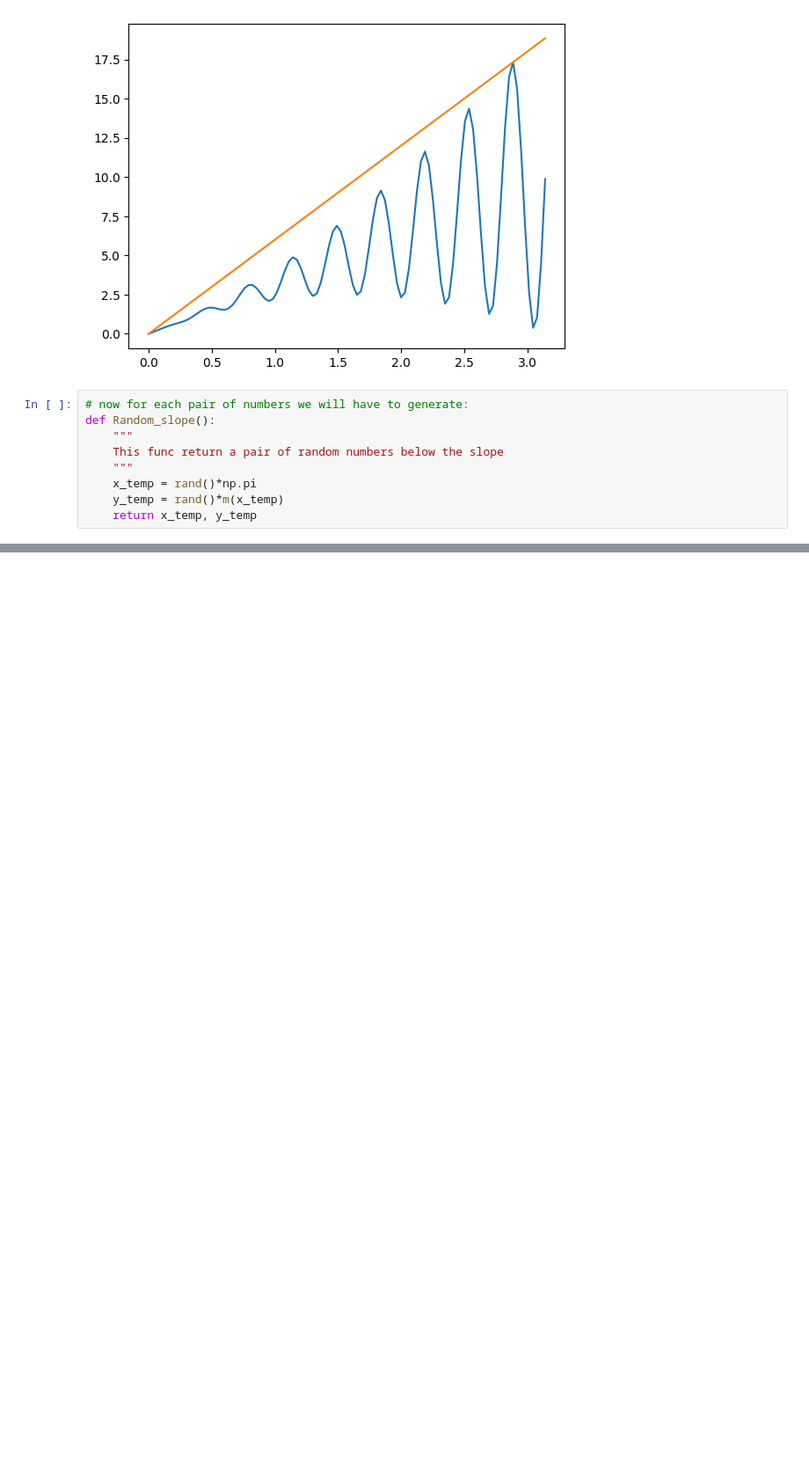
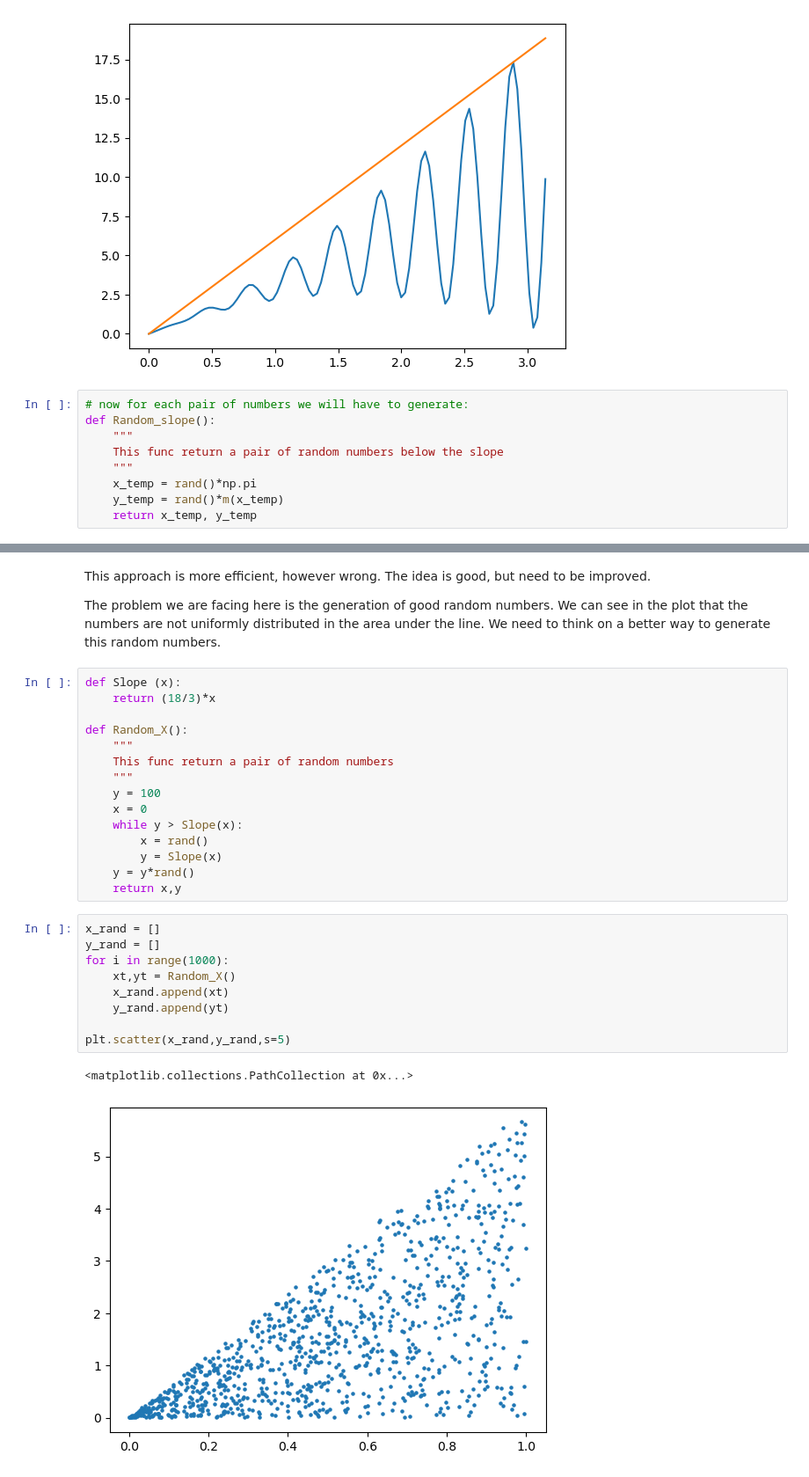
Before and after one commit to FelixCabrera23/Python_for_scientis_101, a Jupyter notebook: Class01/Montecarlo_class1.ipynb, the cells around one changed output, grey strips where cells are left out. Shown at 88% size. Cells and saved outputs as stored; diff of their text form; blank space fills up the shorter version.

```diff
--- a/Class01/Montecarlo_class1.ipynb
+++ b/Class01/Montecarlo_class1.ipynb
@@ -378,0 +378,31 @@ plt.show()
+# %% [markdown]
+This approach is more efficient, however wrong. The idea is good, but need to be improved.
+
+The problem we are facing here is the generation of good random numbers. We can see in the plot that the numbers are not uniformly distributed in the area under the line. We need to think on a better way to generate this random numbers.
+# %%
+def Slope (x):
+    return (18/3)*x
+
+def Random_X():
+    """
+    This func return a pair of random numbers
+    """
+    y = 100
+    x = 0
+    while y > Slope(x):
+        x = rand()
+        y = Slope(x)
+    y = y*rand()
+    return x,y
+# %%
+x_rand = []
+y_rand = []
+for i in range(1000):
+    xt,yt = Random_X()
+    x_rand.append(xt)
+    y_rand.append(yt)
+
+plt.scatter(x_rand,y_rand,s=5)
+# %% [output]
+<matplotlib.collections.PathCollection at 0x...>
+[figure, added]
```
Also changed, not shown: parts of 23 cells of this notebook, 1 other file.
